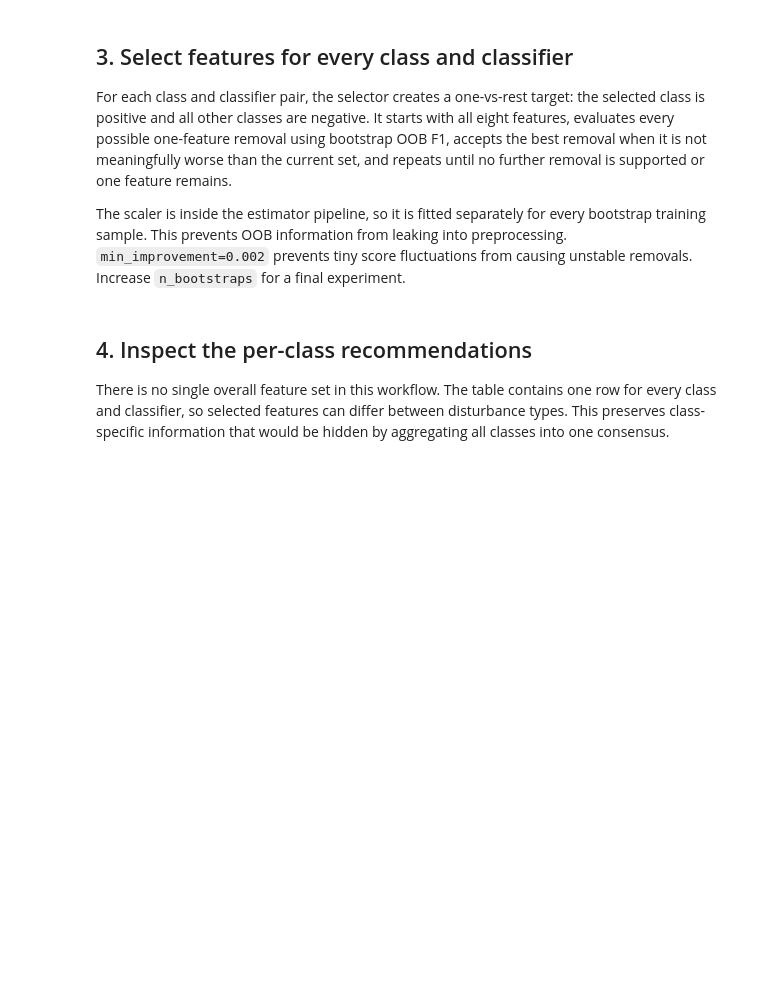
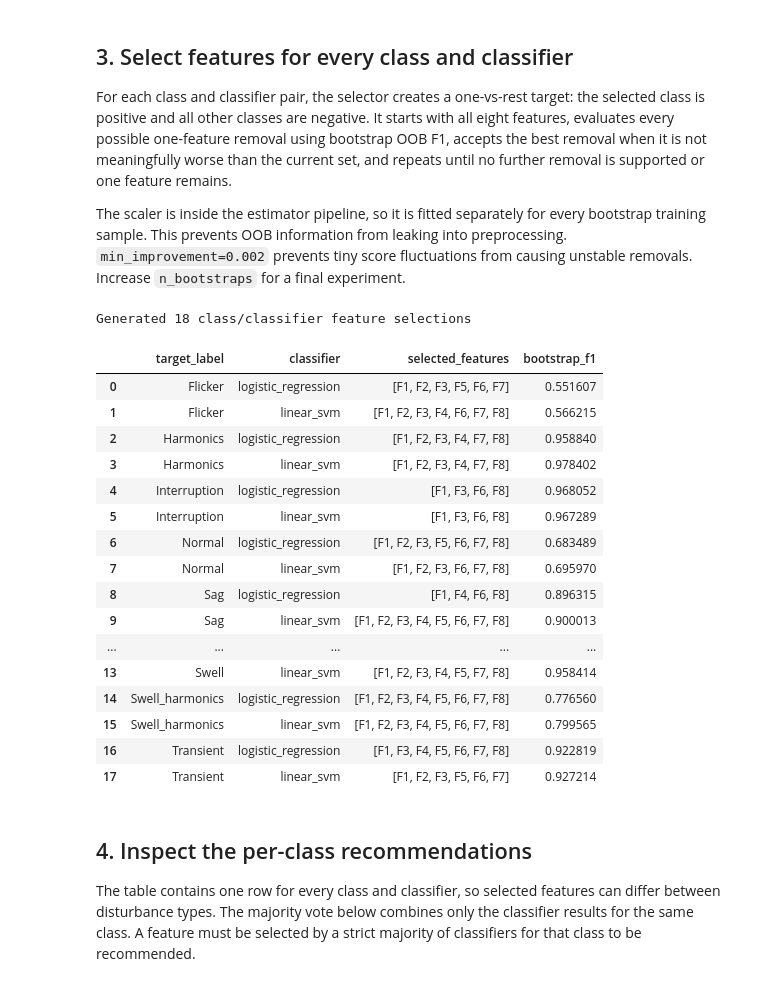
Before and after one commit to Kibestar/EE4C12---Machine-Learning-Project, a Jupyter notebook: Code/01 Task/Bagging_Feature_Selection.ipynb, the cells around one changed output. Saved outputs shown, nothing was run; the diff lists cells and outputs as text; code cells hidden in the pictures; blank space fills up the shorter version.

Commit message:
Add majority-vote feature recommendations
Co-authored-by: Copilot <223556219+Copilot@users.noreply.github.com>

```diff
--- a/Code/01 Task/Bagging_Feature_Selection.ipynb
+++ b/Code/01 Task/Bagging_Feature_Selection.ipynb
@@ -39,22 +51,47 @@ The scaler is inside the estimator pipeline, so it is fitted separately for ever
 # %%
 results = run_feature_selection(
     data,
     n_bootstraps=20,
     min_improvement=0.002,
     random_state=42,
 )
 
+# The function returns one list containing every class/classifier result.
+assert isinstance(results, list), (
+    "Restart the kernel to load the updated feature-selection module."
+)
+print(f"Generated {len(results)} class/classifier feature selections")
+
 summary = pd.DataFrame({
     "target_label": [result.target_label for result in results],
     "classifier": [result.classifier for result in results],
     "selected_features": [list(result.selected_features) for result in results],
     "bootstrap_f1": [result.score for result in results],
 })
 summary
+# %% [output]
+Generated 18 class/classifier feature selections
+|  | target_label | classifier | selected_features | bootstrap_f1 |
+| 0 | Flicker | logistic_regression | [F1, F2, F3, F5, F6, F7] | 0.551607 |
+| 1 | Flicker | linear_svm | [F1, F2, F3, F4, F6, F7, F8] | 0.566215 |
+| 2 | Harmonics | logistic_regression | [F1, F2, F3, F4, F7, F8] | 0.958840 |
+| 3 | Harmonics | linear_svm | [F1, F2, F3, F4, F7, F8] | 0.978402 |
+| 4 | Interruption | logistic_regression | [F1, F3, F6, F8] | 0.968052 |
+| 5 | Interruption | linear_svm | [F1, F3, F6, F8] | 0.967289 |
+| 6 | Normal | logistic_regression | [F1, F2, F3, F5, F6, F7, F8] | 0.683489 |
+| 7 | Normal | linear_svm | [F1, F2, F3, F6, F7, F8] | 0.695970 |
+| 8 | Sag | logistic_regression | [F1, F4, F6, F8] | 0.896315 |
+| 9 | Sag | linear_svm | [F1, F2, F3, F4, F5, F6, F7, F8] | 0.900013 |
+| ... | ... | ... | ... | ... |
+| 13 | Swell | linear_svm | [F1, F2, F3, F4, F5, F7, F8] | 0.958414 |
+| 14 | Swell_harmonics | logistic_regression | [F1, F2, F3, F4, F5, F6, F7, F8] | 0.776560 |
+| 15 | Swell_harmonics | linear_svm | [F1, F2, F3, F4, F5, F6, F7, F8] | 0.799565 |
+| 16 | Transient | logistic_regression | [F1, F3, F4, F5, F6, F7, F8] | 0.922819 |
+| 17 | Transient | linear_svm | [F1, F2, F3, F5, F6, F7] | 0.927214 |
 # %% [markdown]
 ## 4. Inspect the per-class recommendations
 
-There is no single overall feature set in this workflow. The table contains one row for every class and classifier, so selected features can differ between disturbance types. This preserves class-specific information that would be hidden by aggregating all classes into one consensus.
+The table contains one row for every class and classifier, so selected features can differ between disturbance types. The majority vote below combines only the classifier results for the same class. A feature must be selected by a strict majority of classifiers for that class to be recommended.
 # %%
 for target_label in summary["target_label"].unique():
     print(f"\n{target_label}")
```
Also changed, not shown: parts of 4 cells of this notebook, 1 other file.
